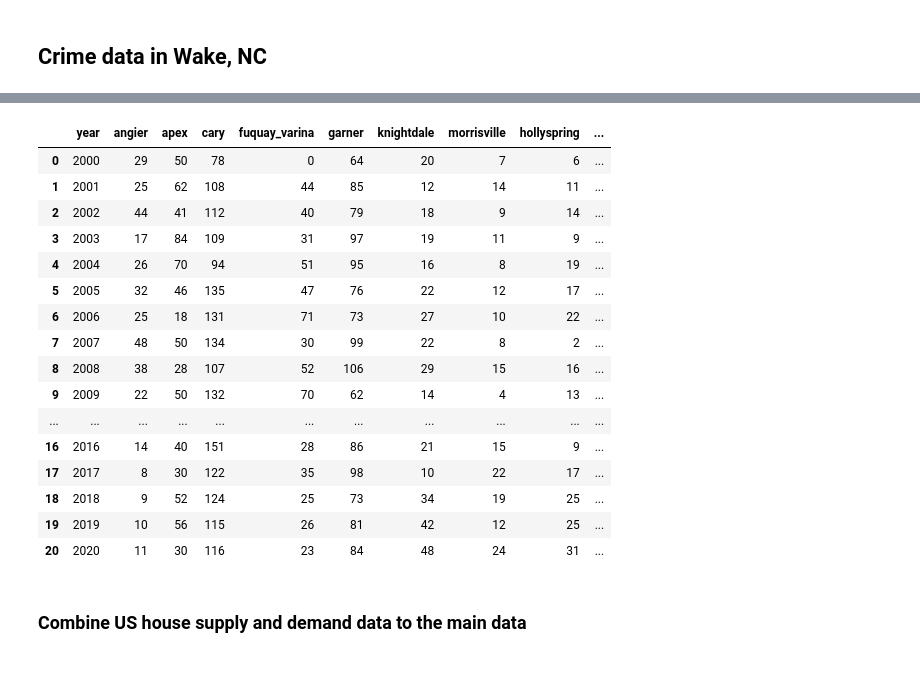
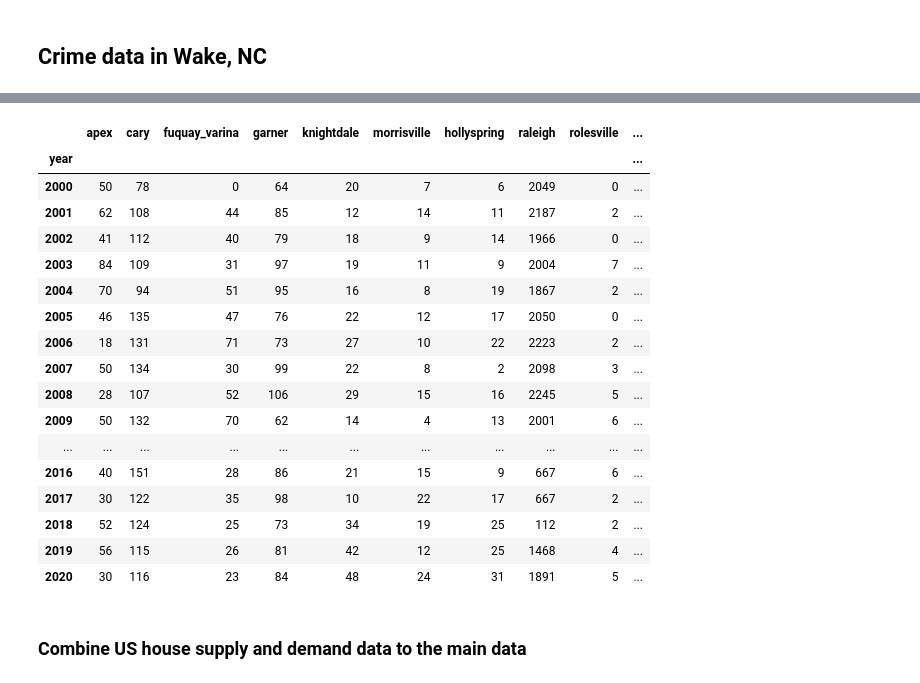
Before and after one commit to alisongh/SIADS-696-Milestone-II, a Jupyter notebook: house_summary.ipynb, the cells around one changed output, grey strips where cells are left out. Drawn from its saved outputs; the diff is of its cells as text; code cells hidden in the pictures.

Commit message:
mapped crime data to the house dataset
Need 2021 and 2022 crime data

```diff
--- a/house_summary.ipynb
+++ b/house_summary.ipynb
@@ -487,37 +742,57 @@ wake_forest.reset_index(inplace=True, drop=True)
+# %%
+# Read in the crime data
+zenbulon = pd.read_csv('assets/crime_rate/zenbulon.csv')
+zenbulon = zenbulon.transpose()
+zenbulon.reset_index(inplace=True)
+
+zenbulon.drop(labels=[0], axis=0, inplace=True)
+zenbulon.rename(columns={'index':'year', 0:'zenbulon'}, inplace=True)
+zenbulon.drop(labels=[1], axis=1, inplace=True)
+# fille out missed value for 2000
+zenbulon = zenbulon.append({'year':2000, 'zenbulon':zenbulon.iloc[0:4, 1].median()}, ignore_index=True)
+zenbulon['year'] = zenbulon['year'].astype(int)
+zenbulon['zenbulon'] = zenbulon['zenbulon'].astype(int)
+zenbulon = zenbulon.sort_values(by='year')
+zenbulon.reset_index(inplace=True, drop=True)
+# zenbulon
 # %%
 # Merge all crime datasets
-crime_1 = pd.merge(angier, apex, on='year')
-crime_2 = pd.merge(crime_1, cary, on='year')
-crime_3 = pd.merge(crime_2, fuquay_varina, on='year')
-crime_4 = pd.merge(crime_3, garner, on='year')
-crime_5 = pd.merge(crime_4, knightdale, on='year')
-crime_6 = pd.merge(crime_5, morrisville, on='year')
-crime_7 = pd.merge(crime_6, hollyspring, on='year')
-crime_8 = pd.merge(crime_7, raleigh, on='year')
-crime_9 = pd.merge(crime_8, rolesville, on='year')
-crime_final = pd.merge(crime_9, wake_forest, on='year')
+merge_on = 'year'
+crime_1 = pd.merge(apex, cary, on=merge_on)
+crime_2 = pd.merge(crime_1, fuquay_varina, on=merge_on)
+crime_3 = pd.merge(crime_2, garner, on=merge_on)
+crime_4 = pd.merge(crime_3, knightdale, on=merge_on)
+crime_5 = pd.merge(crime_4, morrisville, on=merge_on)
+crime_6 = pd.merge(crime_5, hollyspring, on=merge_on)
+crime_7 = pd.merge(crime_6, raleigh, on=merge_on)
+crime_8 = pd.merge(crime_7, rolesville, on=merge_on)
+crime_9 = pd.merge(crime_8, wake_forest, on=merge_on)
+crime_10 = pd.merge(crime_9, wendell, on=merge_on)
+crime_final = pd.merge(crime_10, zenbulon, on=merge_on)
 crime_final['year'] = pd.to_datetime(crime_final['year'], format='%Y')
 crime_final['year'] = crime_final['year'].dt.year
+crime_final.set_index('year', inplace=True)
 # crime_final.to_csv('assets/crime_final.csv', index=False)
 crime_final
 # %% [output]
-|  | year | angier | apex | cary | fuquay_varina | garner | knightdale | morrisville | hollyspring | ... |
-| 0 | 2000 | 29 | 50 | 78 | 0 | 64 | 20 | 7 | 6 | ... |
-| 1 | 2001 | 25 | 62 | 108 | 44 | 85 | 12 | 14 | 11 | ... |
-| 2 | 2002 | 44 | 41 | 112 | 40 | 79 | 18 | 9 | 14 | ... |
-| 3 | 2003 | 17 | 84 | 109 | 31 | 97 | 19 | 11 | 9 | ... |
-| 4 | 2004 | 26 | 70 | 94 | 51 | 95 | 16 | 8 | 19 | ... |
-| 5 | 2005 | 32 | 46 | 135 | 47 | 76 | 22 | 12 | 17 | ... |
-| 6 | 2006 | 25 | 18 | 131 | 71 | 73 | 27 | 10 | 22 | ... |
-| 7 | 2007 | 48 | 50 | 134 | 30 | 99 | 22 | 8 | 2 | ... |
-| 8 | 2008 | 38 | 28 | 107 | 52 | 106 | 29 | 15 | 16 | ... |
-| 9 | 2009 | 22 | 50 | 132 | 70 | 62 | 14 | 4 | 13 | ... |
+|  | apex | cary | fuquay_varina | garner | knightdale | morrisville | hollyspring | raleigh | rolesville | ... |
+| year |  |  |  |  |  |  |  |  |  | ... |
+| 2000 | 50 | 78 | 0 | 64 | 20 | 7 | 6 | 2049 | 0 | ... |
+| 2001 | 62 | 108 | 44 | 85 | 12 | 14 | 11 | 2187 | 2 | ... |
+| 2002 | 41 | 112 | 40 | 79 | 18 | 9 | 14 | 1966 | 0 | ... |
+| 2003 | 84 | 109 | 31 | 97 | 19 | 11 | 9 | 2004 | 7 | ... |
+| 2004 | 70 | 94 | 51 | 95 | 16 | 8 | 19 | 1867 | 2 | ... |
+| 2005 | 46 | 135 | 47 | 76 | 22 | 12 | 17 | 2050 | 0 | ... |
+| 2006 | 18 | 131 | 71 | 73 | 27 | 10 | 22 | 2223 | 2 | ... |
+| 2007 | 50 | 134 | 30 | 99 | 22 | 8 | 2 | 2098 | 3 | ... |
+| 2008 | 28 | 107 | 52 | 106 | 29 | 15 | 16 | 2245 | 5 | ... |
+| 2009 | 50 | 132 | 70 | 62 | 14 | 4 | 13 | 2001 | 6 | ... |
 | ... | ... | ... | ... | ... | ... | ... | ... | ... | ... | ... |
-| 16 | 2016 | 14 | 40 | 151 | 28 | 86 | 21 | 15 | 9 | ... |
-| 17 | 2017 | 8 | 30 | 122 | 35 | 98 | 10 | 22 | 17 | ... |
-| 18 | 2018 | 9 | 52 | 124 | 25 | 73 | 34 | 19 | 25 | ... |
-| 19 | 2019 | 10 | 56 | 115 | 26 | 81 | 42 | 12 | 25 | ... |
-| 20 | 2020 | 11 | 30 | 116 | 23 | 84 | 48 | 24 | 31 | ... |
+| 2016 | 40 | 151 | 28 | 86 | 21 | 15 | 9 | 667 | 6 | ... |
+| 2017 | 30 | 122 | 35 | 98 | 10 | 22 | 17 | 667 | 2 | ... |
+| 2018 | 52 | 124 | 25 | 73 | 34 | 19 | 25 | 112 | 2 | ... |
+| 2019 | 56 | 115 | 26 | 81 | 42 | 12 | 25 | 1468 | 4 | ... |
+| 2020 | 30 | 116 | 23 | 84 | 48 | 24 | 31 | 1891 | 5 | ... |
 # %% [markdown]
 ### Combine US house supply and demand data to the main data
 # %%
```
Also changed, not shown: parts of 36 cells of this notebook.
